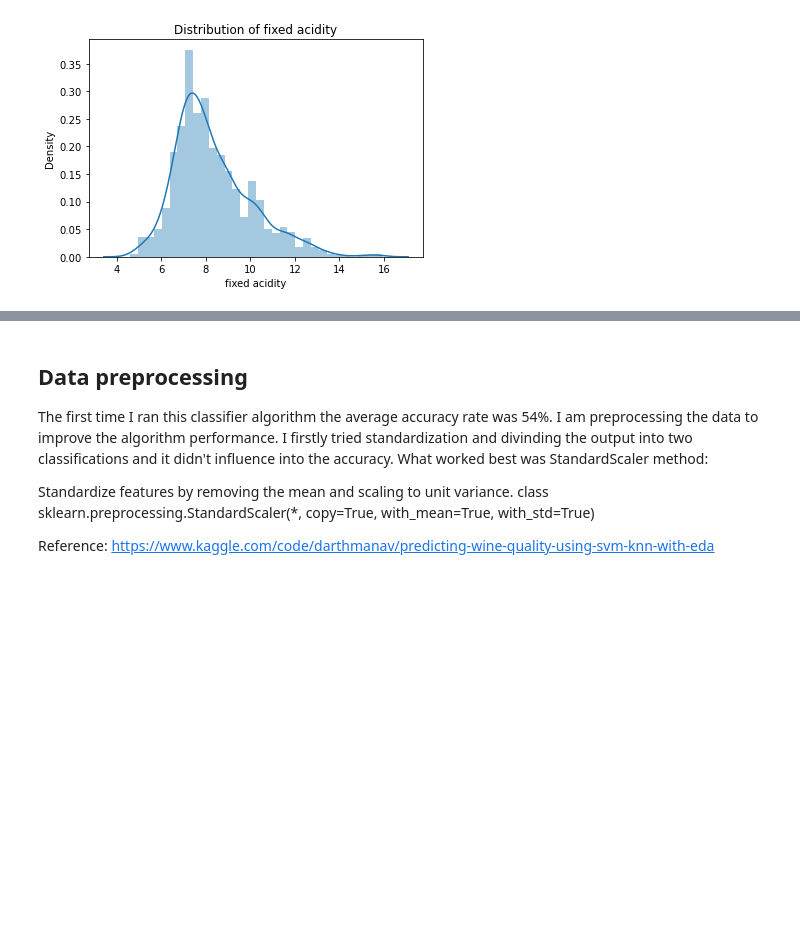
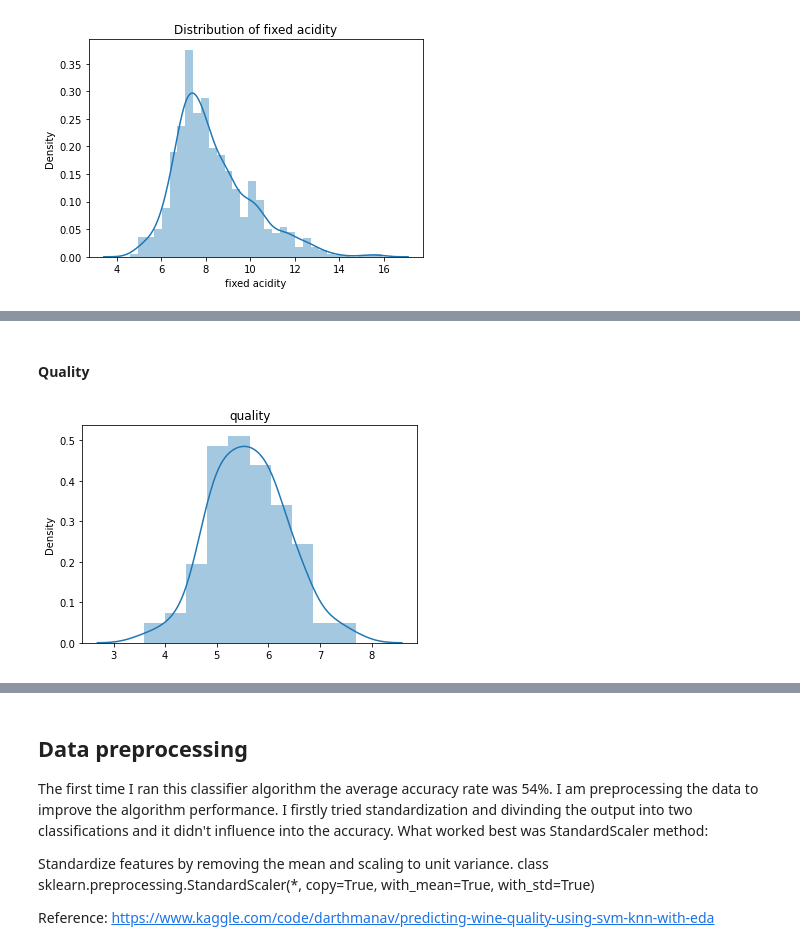
Before and after one commit to LaisColetta/PdDA_Assignment, a Jupyter notebook: PdDA_Assignment.ipynb, the cells around one changed output, grey strips where cells are left out. Saved outputs shown, nothing was run; the diff lists cells and outputs as text; code cells hidden in the pictures; blank space fills up the shorter version.

```diff
--- a/PdDA_Assignment.ipynb
+++ b/PdDA_Assignment.ipynb
@@ -585,0 +547,9 @@ array([40, 60])
+# %% [markdown]
+#### Quality
+# %%
+quality_random = rng.normal(loc=5.63, scale=0.8, size=100)
+sns.distplot(quality_random);
+plt.title("quality")
+plt.show()
+# %% [output]
+[figure, added]
```
Also changed, not shown: parts of 49 cells of this notebook, 1 other file.
